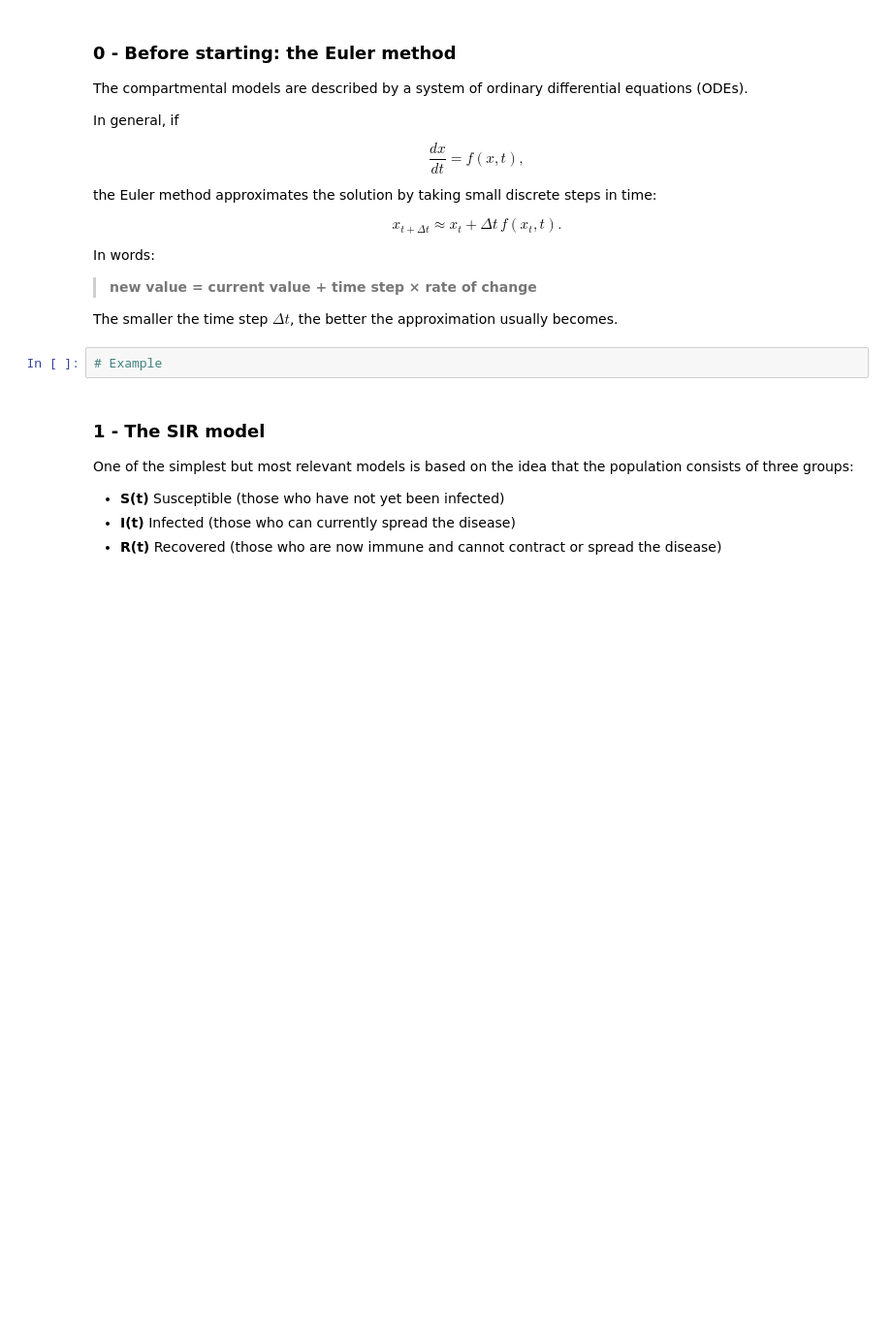
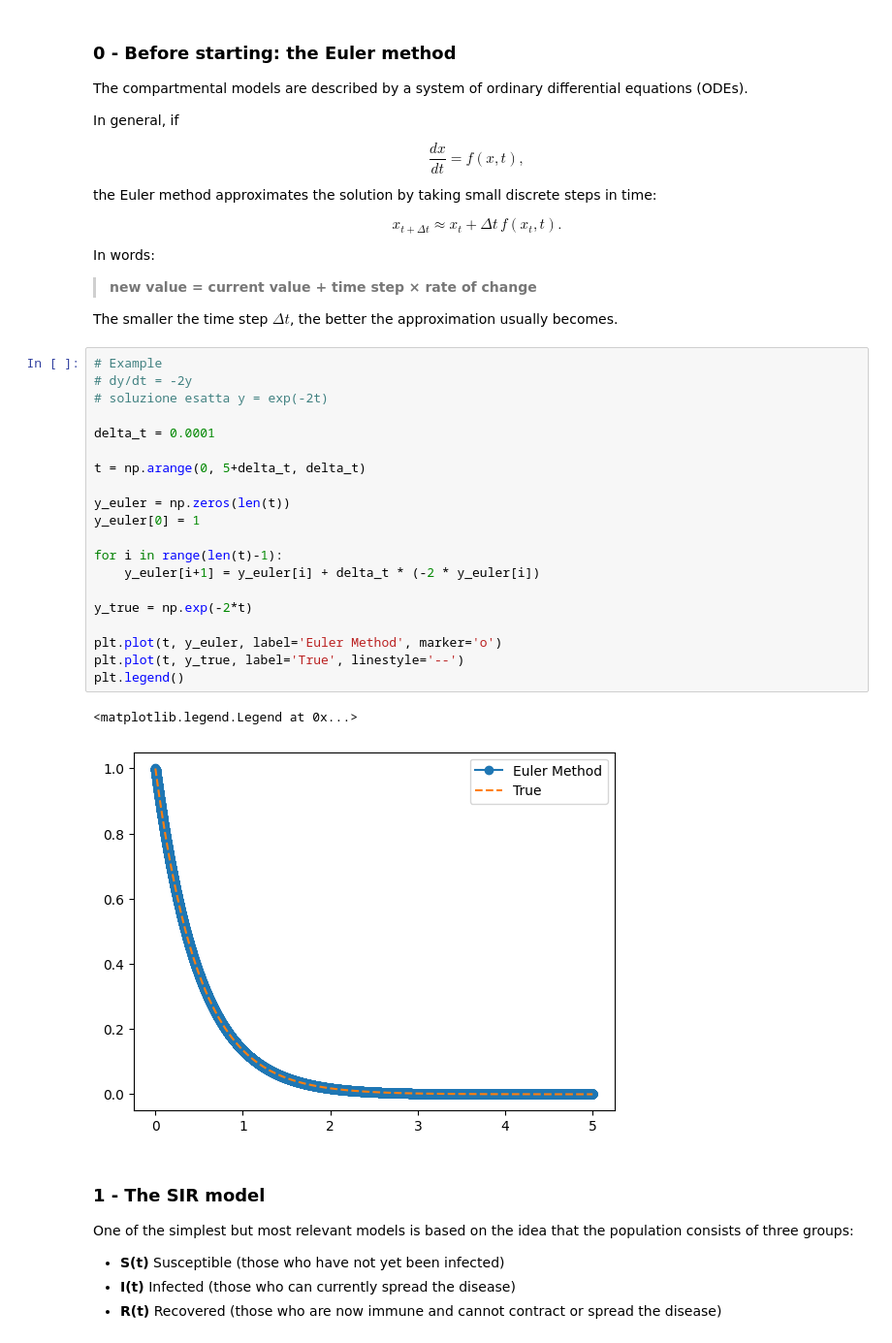
Before and after one commit to costanzarossettini/intro_python, a Jupyter notebook: 2_epidemiology/01_Compartimental_Models.ipynb, the cells around one changed output. Shown at 97% size. Cells and saved outputs as stored; diff of their text form; blank space fills up the shorter version.

```diff
--- a/2_epidemiology/01_Compartimental_Models.ipynb
+++ b/2_epidemiology/01_Compartimental_Models.ipynb
@@ -33,8 +33,29 @@ In words:
 > **new value = current value + time step × rate of change**
 
 The smaller the time step $\Delta t$, the better the approximation usually becomes.
-# %%
-# Example
+# %%
+# Example
+# dy/dt = -2y
+# soluzione esatta y = exp(-2t)
+
+delta_t = 0.0001
+
+t = np.arange(0, 5+delta_t, delta_t)
+
+y_euler = np.zeros(len(t))
+y_euler[0] = 1
+
+for i in range(len(t)-1):
+    y_euler[i+1] = y_euler[i] + delta_t * (-2 * y_euler[i])
+
+y_true = np.exp(-2*t)
+
+plt.plot(t, y_euler, label='Euler Method', marker='o')
+plt.plot(t, y_true, label='True', linestyle='--')
+plt.legend()
+# %% [output]
+<matplotlib.legend.Legend at 0x...>
+[figure, added]
 # %% [markdown]
 ### 1 - The SIR model
 
```
Also changed, not shown: parts of 1 cell of this notebook, 3 other files.
